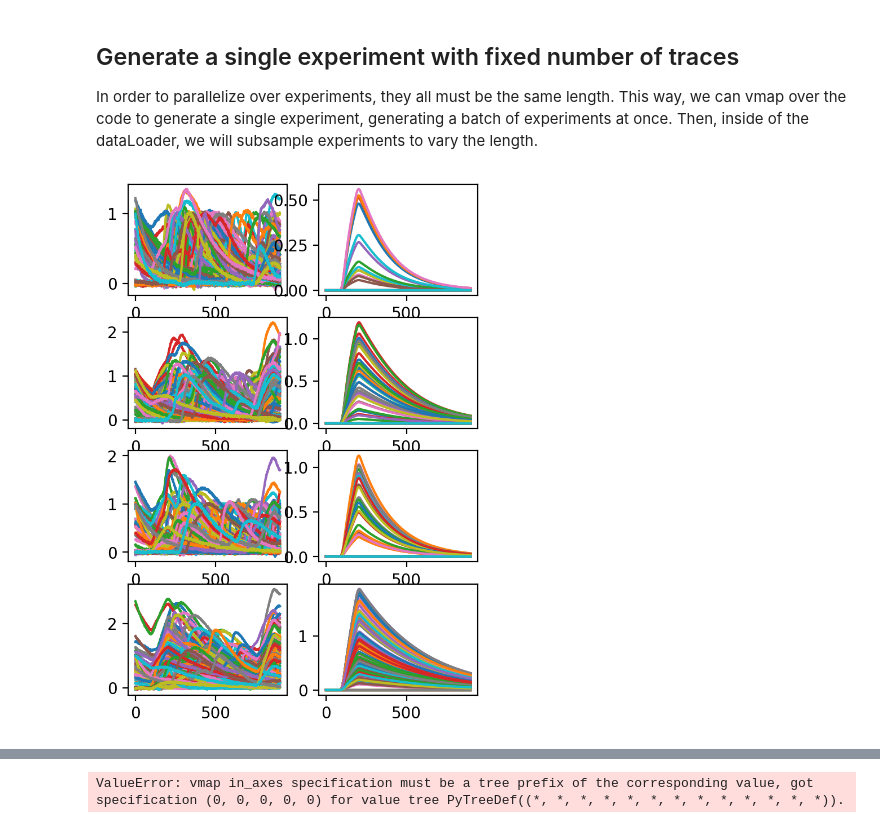
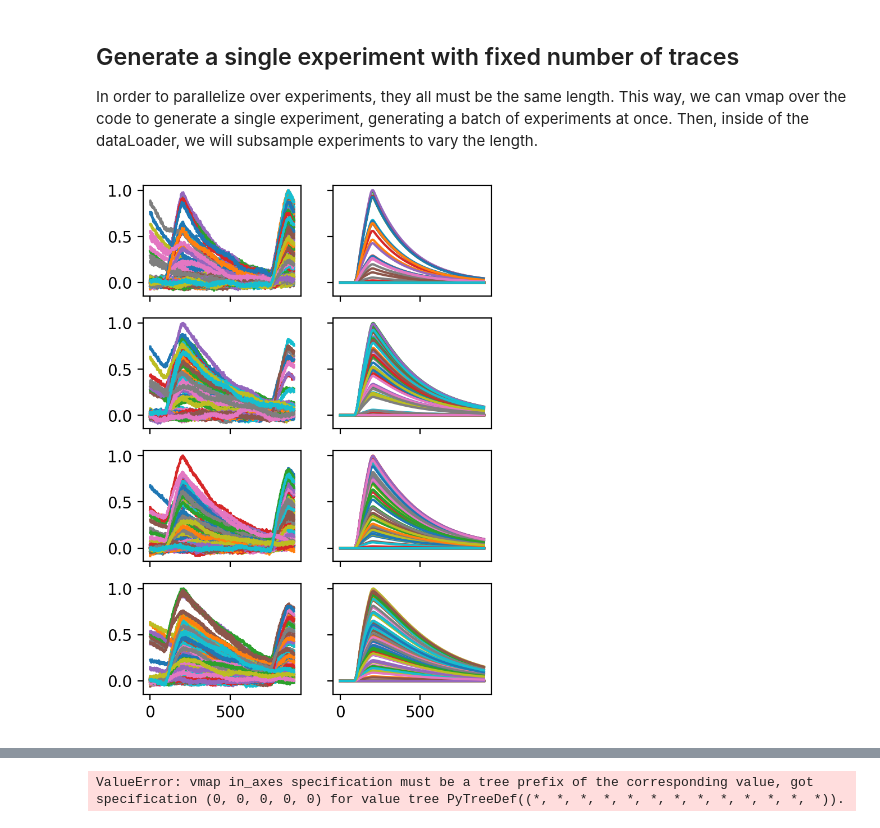
Before and after one commit to bantin/PhoRC, a Jupyter notebook: opsin_subtraction_experiments/photocurrent_simulation.ipynb, the cells around one changed output, grey strips where cells are left out. Saved outputs shown, nothing was run; the diff lists cells and outputs as text; code cells hidden in the pictures.

```diff
--- a/opsin_subtraction_experiments/photocurrent_simulation.ipynb
+++ b/opsin_subtraction_experiments/photocurrent_simulation.ipynb
@@ -355,12 +360,20 @@ obs, targets = sample_photocurrent_expts_batch(
 )
+# %%
+import photocurrent_sim
+obs, targets = photocurrent_sim.sample_photocurrent_expts_batch(
+    key, 100, 100, 900,
+    pc_scale_range=(0.05, 10.0),
+    gp_scale_range=(0.01, 0.2),
+    iid_noise_scale_range=(0.01, 0.1)
+)
 # %%
-fig, axs = plt.subplots(nrows=4, ncols=2, figsize=(4,6), dpi=200)
+fig, axs = plt.subplots(nrows=4, ncols=2, figsize=(4,6), dpi=200, sharex=True, sharey=True)
 
 for i in range(4):
-    axs[i,0].plot(obs[i].T)
-    axs[i,1].plot(targets[i].T)
+    axs[i,0].plot(obs[i].T / np.max(obs[i]))
+    axs[i,1].plot(targets[i].T / np.max(targets[i]))
 # %% [output]
-[figure, old version]
+[figure, new version]
 # %%
 pscs_batched.shape
 # %% [output]
```
Also changed, not shown: parts of 6 cells of this notebook, 3 other files.
